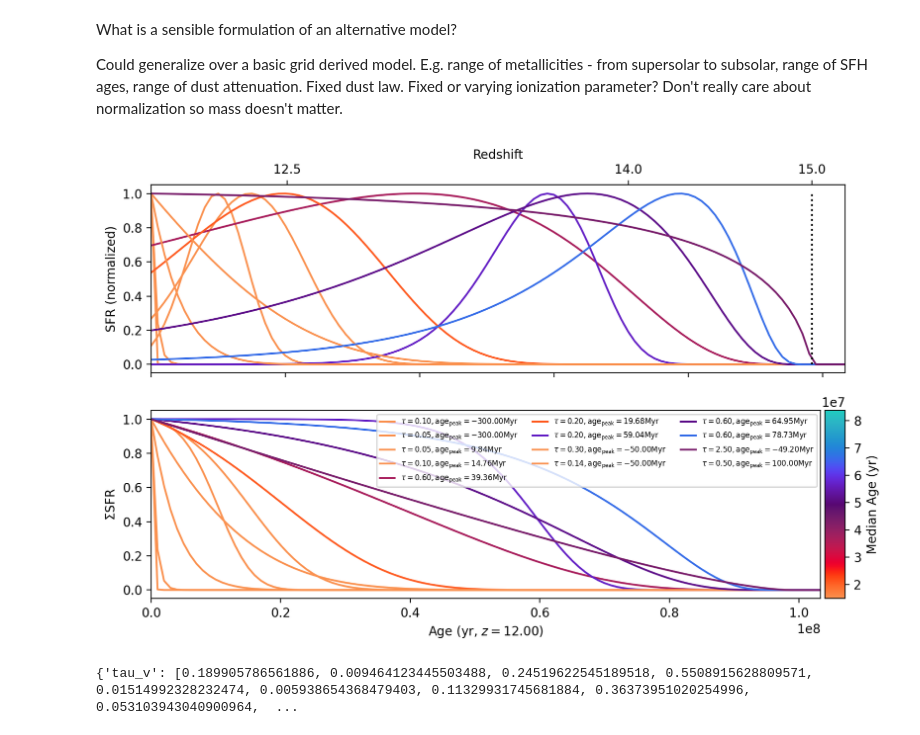
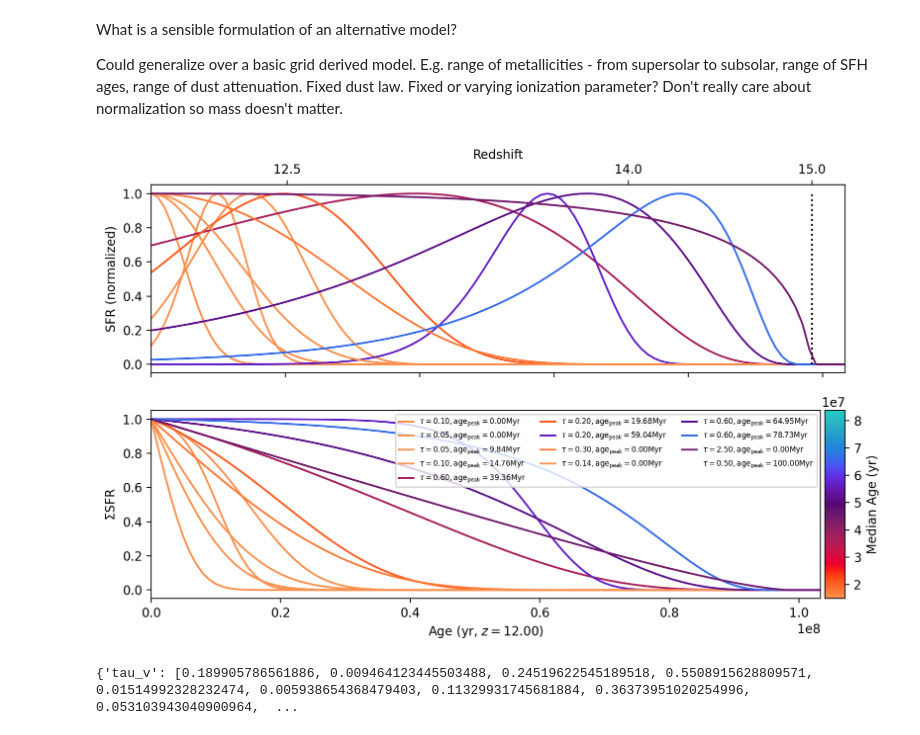
Before and after one commit to synthesizer-project/synference, a Jupyter notebook: scripts/proof_of_concept.ipynb, the cells around one changed output. Saved outputs shown, nothing was run; the diff lists cells and outputs as text; code cells hidden in the pictures.

```diff
--- a/scripts/proof_of_concept.ipynb
+++ b/scripts/proof_of_concept.ipynb
@@ -156,18 +153,18 @@ peak_age_values = peak_age_array.flatten()
 # Define tau values and corresponding peak_age values in terms of max_age
 
 tau_peak_keep = np.array([
-        (0.1, -300),  # Recent burst, rising SFH
-        (0.05, -300), # Very recent burst
+        (0.1, 0),  # Recent burst, rising SFH
+        (0.05, 0), # Very recent burst
         (0.05,  lambda max_age: 0.1*max_age), # Very recent burst
         (0.1,  lambda max_age: 0.15*max_age), # older burst, declining SFH
         (0.6,  lambda max_age:0.4*max_age), # Fairly flat, slight decline
         (0.2,  lambda max_age: 0.2*max_age), # Fairly flat, slight decline
         (0.2,  lambda max_age:0.6*max_age), # Quiescent
-        (0.3, -50), # slowly rising
-        (0.14,  -50), # medium rising
+        (0.3, 0), # slowly rising
+        (0.14,  0), # medium rising
         (0.6,  lambda max_age: 0.66 * max_age),
         (0.6,  lambda max_age: 0.8 * max_age),# early burst, now quiescent
-        (2.5,  lambda max_age: -0.5*max_age), # early and constant
+        (2.5,  lambda max_age: 0 * max_age), # early and constant
         (0.5,  100), # early and constant
 ])
 
@@ -222,34 +219,34 @@ def plot_lognorm_sfh(tau_values, peak_age_values):
     def time_convert(lookback_time):
         lookback_time = lookback_time * u.yr
         return z_at_value(
             cosmo.lookback_time,
             cosmo.lookback_time(redshift) + lookback_time,
         ).value
 
     def z_convert(z):
         if type(z) in [list, np.ndarray] and len(z) == 0:
             return np.array([])
 
         return (
             cosmo.lookback_time(z) - cosmo.lookback_time(redshift)
         ).to(u.yr).value
 
     axs[1].legend(loc='upper right', fontsize=6, ncols=3)
 
     secax = ax.secondary_xaxis("top", functions=(time_convert, z_convert))
     secax.set_xlabel(f"Redshift")
 
     # Put a vertical line at maximum redshift
 
     secax.set_xticks([6, 7, 8, 10, 12, 12.5, 14, 15, 20])
 
     ax.vlines(max_age.to(yr), 0, 1, color='black', linestyles='dotted')
 
     axs[1].set_ylabel(r'$\Sigma \rm SFR$')
 
 plot_lognorm_sfh(tau_values, peak_age_values)
 # %% [output]
-[figure, old version]
+[figure, new version]
 # %%
 # General
 grid = Grid('bpass-2.2.1-bin_chabrier03-0.1,300.0_cloudy-c23.01-sps.hdf5',
```
Also changed, not shown: parts of 7 cells of this notebook, 7 other files.
